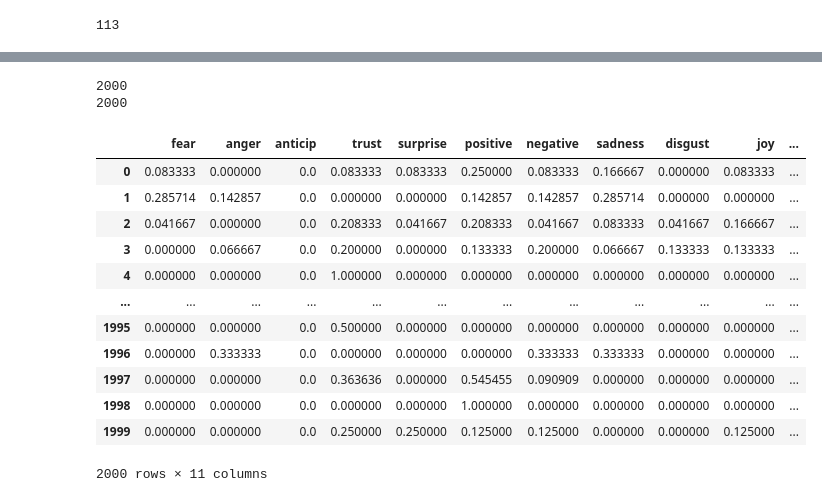
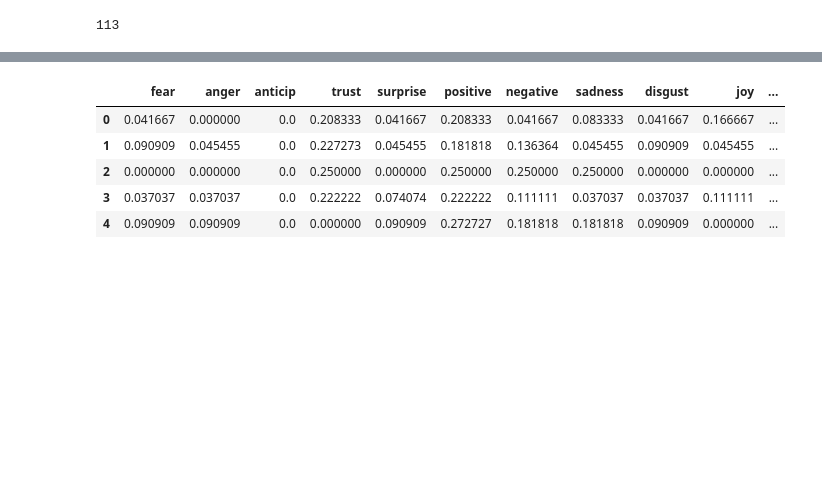
Before and after one commit to michaelangelo-kodjoe/TV_shows_ML_Analysis, a Jupyter notebook: Initial_NN_Model.ipynb, the cells around one changed output, grey strips where cells are left out. Drawn from its saved outputs; the diff is of its cells as text; code cells hidden in the pictures; blank space fills up the shorter version.

```diff
--- a/Initial_NN_Model.ipynb
+++ b/Initial_NN_Model.ipynb
@@ -58,0 +35,16 @@ array(['Bo Burnham: Inside', 'Planet Earth: Blue Planet II',
+# %%
+#add a column for character count to dataset
+
+review_lengths = []
+
+for rev in review_df['review_content']:
+    leng = len(str(rev))
+    review_lengths.append(leng)
+
+review_lengths
+
+review_df['review_length'] = review_lengths
+
+#filter dataframe for reviews of 300 characters of more
+
+review_df = review_df[review_df.review_length >= 300]
@@ -77,7 +82,6 @@ critics_reviews_link       0
 dtype: int64
 # %%
 # remove the null values and add it back to the dataframe
-review_df=review_df[review_df.review_content.notnull()]
-review_df=review_df[review_df.critic_meta_score.notnull()]
-
-review_df.isnull().sum()
+review_df = review_df[review_df.review_content.notnull()]
+review_df = review_df[review_df.critic_meta_score.notnull()]
+review_df = review_df[review_df.season.notnull()]
@@ -100,18 +88,7 @@ dtype: int64
 # %%
 reviews = review_df['review_content']
-reviews = reviews.dropna()
-reviews.isnull().sum()
-
-review_df['reviews_new'] = reviews
 # %%
-sample_size = 2000
-sample_df = review_df.head(sample_size)
-reviews =review_df['review_content'][0:sample_size].tolist()
-print(len(reviews))
-print(len(sample_df))
+reviews =review_df['review_content'].tolist()
-# %% [output]
-2000
-2000
 # %%
 emotions_scores = []
 # %%
@@ -126,21 +103,14 @@ for review in reviews:
 # %%
 # convert emotion list into a dataframe
 emotions_df = pd.DataFrame(emotions_scores)
-emotions_df
+emotions_df.head()
 # %% [output]
 |  | fear | anger | anticip | trust | surprise | positive | negative | sadness | disgust | joy | ... |
-| 0 | 0.083333 | 0.000000 | 0.0 | 0.083333 | 0.083333 | 0.250000 | 0.083333 | 0.166667 | 0.000000 | 0.083333 | ... |
-| 1 | 0.285714 | 0.142857 | 0.0 | 0.000000 | 0.000000 | 0.142857 | 0.142857 | 0.285714 | 0.000000 | 0.000000 | ... |
-| 2 | 0.041667 | 0.000000 | 0.0 | 0.208333 | 0.041667 | 0.208333 | 0.041667 | 0.083333 | 0.041667 | 0.166667 | ... |
-| 3 | 0.000000 | 0.066667 | 0.0 | 0.200000 | 0.000000 | 0.133333 | 0.200000 | 0.066667 | 0.133333 | 0.133333 | ... |
-| 4 | 0.000000 | 0.000000 | 0.0 | 1.000000 | 0.000000 | 0.000000 | 0.000000 | 0.000000 | 0.000000 | 0.000000 | ... |
-| ... | ... | ... | ... | ... | ... | ... | ... | ... | ... | ... | ... |
-| 1995 | 0.000000 | 0.000000 | 0.0 | 0.500000 | 0.000000 | 0.000000 | 0.000000 | 0.000000 | 0.000000 | 0.000000 | ... |
-| 1996 | 0.000000 | 0.333333 | 0.0 | 0.000000 | 0.000000 | 0.000000 | 0.333333 | 0.333333 | 0.000000 | 0.000000 | ... |
-| 1997 | 0.000000 | 0.000000 | 0.0 | 0.363636 | 0.000000 | 0.545455 | 0.090909 | 0.000000 | 0.000000 | 0.000000 | ... |
-| 1998 | 0.000000 | 0.000000 | 0.0 | 0.000000 | 0.000000 | 1.000000 | 0.000000 | 0.000000 | 0.000000 | 0.000000 | ... |
-| 1999 | 0.000000 | 0.000000 | 0.0 | 0.250000 | 0.250000 | 0.125000 | 0.125000 | 0.000000 | 0.000000 | 0.125000 | ... |
+| 0 | 0.041667 | 0.000000 | 0.0 | 0.208333 | 0.041667 | 0.208333 | 0.041667 | 0.083333 | 0.041667 | 0.166667 | ... |
+| 1 | 0.090909 | 0.045455 | 0.0 | 0.227273 | 0.045455 | 0.181818 | 0.136364 | 0.045455 | 0.090909 | 0.045455 | ... |
+| 2 | 0.000000 | 0.000000 | 0.0 | 0.250000 | 0.000000 | 0.250000 | 0.250000 | 0.250000 | 0.000000 | 0.000000 | ... |
+| 3 | 0.037037 | 0.037037 | 0.0 | 0.222222 | 0.074074 | 0.222222 | 0.111111 | 0.037037 | 0.037037 | 0.111111 | ... |
+| 4 | 0.090909 | 0.090909 | 0.0 | 0.000000 | 0.090909 | 0.272727 | 0.181818 | 0.181818 | 0.090909 | 0.000000 | ... |
-2000 rows × 11 columns
 # %%
 emotions_df.drop(columns=['anticipation','anticip'], axis=1 , inplace = True)
 # %%
```
Also changed, not shown: parts of 14 cells of this notebook, 4 other files.
